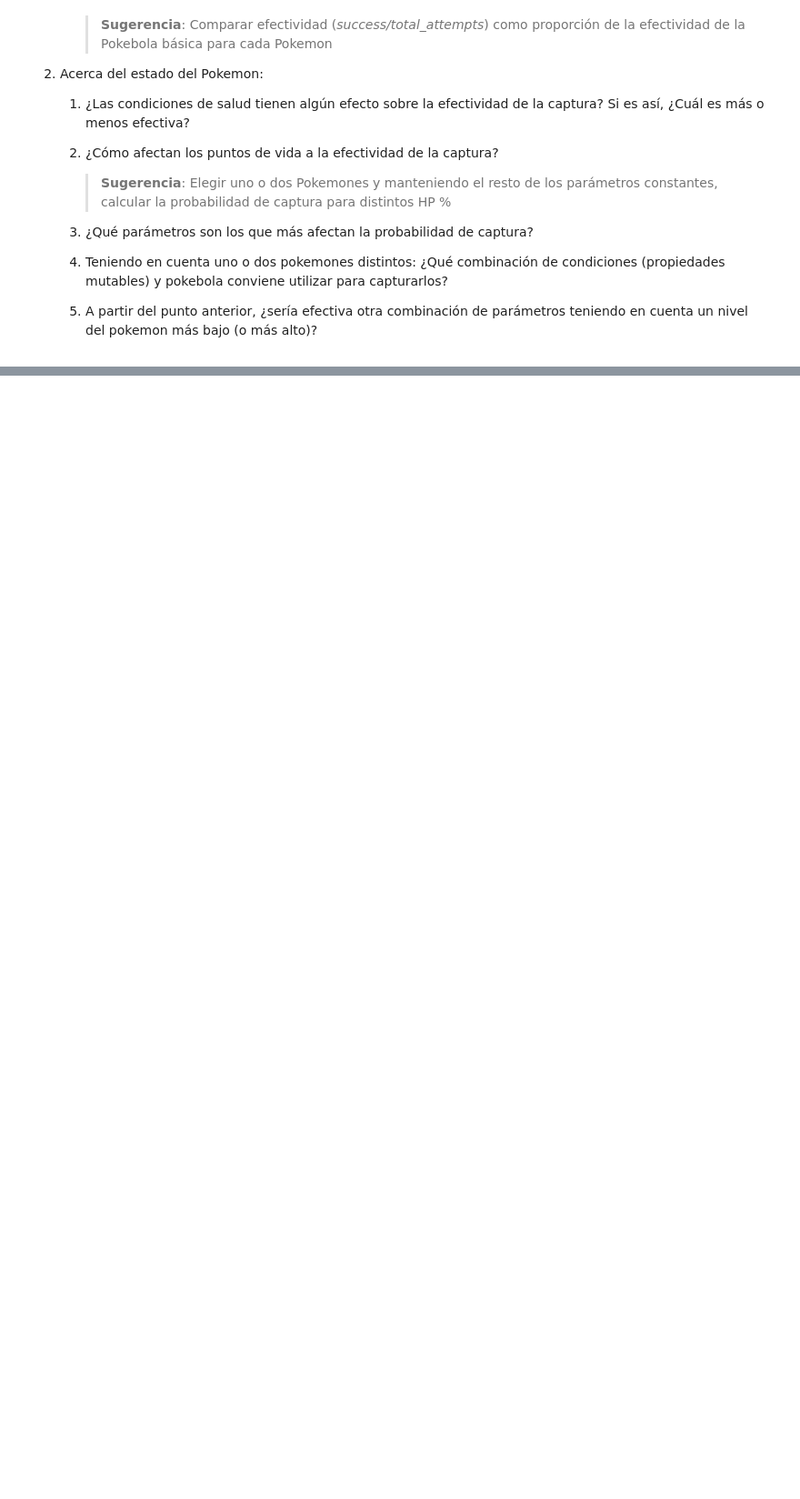
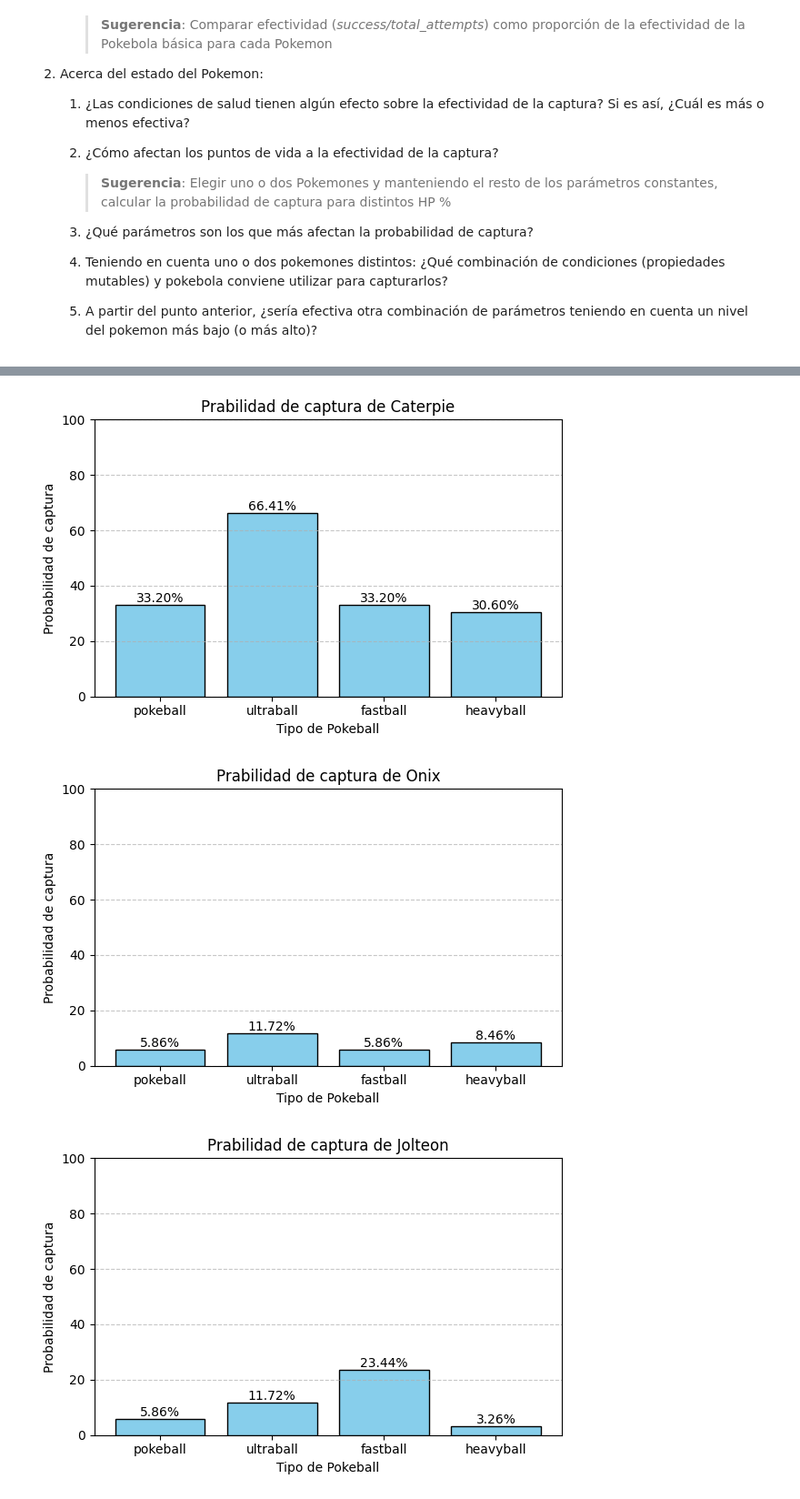
Before and after one commit to stonefeld/tpe_sia_2025_tp0, a Jupyter notebook: analisis.ipynb, the cells around one changed output, grey strips where cells are left out. Shown at 91% size. Cells and saved outputs as stored; diff of their text form; code cells hidden in the pictures; blank space fills up the shorter version.

```diff
--- a/analisis.ipynb
+++ b/analisis.ipynb
@@ -68,3 +19,0 @@ Finalmente con esto podemos responder el punto **A)** para **Caterpie**, donde l
-# %%
-for i, ball in enumerate(pokeballs):
-    print(f"La probabilidad de captura con una {ball} fue de: {average_probs[i]:.4f}")
@@ -78,5 +19,0 @@ Ahora, para poder resolver el punto **B)**, vamos a calcular _success/total_atte
-# %%
-for i, ball in enumerate(pokeballs):
-    success = list(filter(lambda x: x[0] == True, catches[i]))
-    effectiveness = len(success) / len(catches[i])
-    print(f"La efectividad de la {ball} fue de: {effectiveness:.4f}")
@@ -125,0 +45,3 @@ print(json.dumps(config, indent=2))
+# %%
+pokemons = ["caterpie", "onix", "jolteon", "snorlax", "mewtwo"]
+pokeballs = ["pokeball", "ultraball", "fastball", "heavyball"]
@@ -125,0 +54,13 @@ print(json.dumps(config, indent=2))
+# %%
+results = {}
+
+for pokemon_name in pokemons:
+    results[pokemon_name] = {}
+    pokemon = factory.create(pokemon_name, 100, StatusEffect.NONE, 1)
+
+    for ball in pokeballs:
+        results[pokemon_name][ball] = []
+
+        for _ in range(100):
+            _, capture_rate = attempt_catch(pokemon, ball)
+            results[pokemon_name][ball].append(capture_rate)
@@ -125,0 +69,23 @@ print(json.dumps(config, indent=2))
+# %%
+for pokemon, result_data in results.items():
+    data = {ball: np.mean(r) * 100 for ball, r in result_data.items()}
+
+    plt.figure(figsize=(6, 4))
+    plt.bar(data.keys(), data.values(), edgecolor="black", color="skyblue")
+
+    plt.xlabel("Tipo de Pokeball")
+    plt.ylabel("Probabilidad de captura")
+    plt.title(f"Prabilidad de captura de {pokemon.capitalize()}")
+
+    plt.grid(axis="y", linestyle="--", alpha=0.7)
+    plt.ylim(0, 100)
+
+    for i, rate in enumerate(data.values()):
+        plt.text(i, rate, f"{rate:.2f}%", ha="center", va="bottom")
+
+    plt.tight_layout()
+    plt.show(block=False)
+# %% [output]
+[figure, added]
+[figure, added]
+[figure, added]
```
Also changed, not shown: parts of 54 cells of this notebook, 1 other file.
